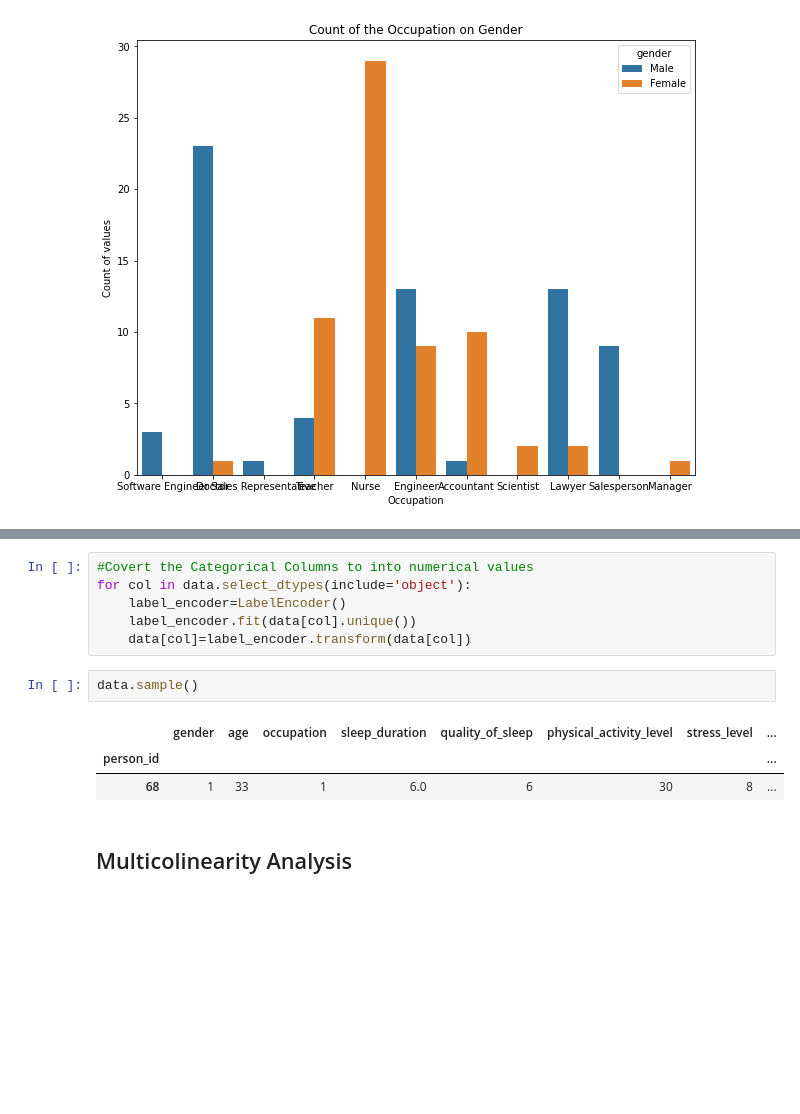
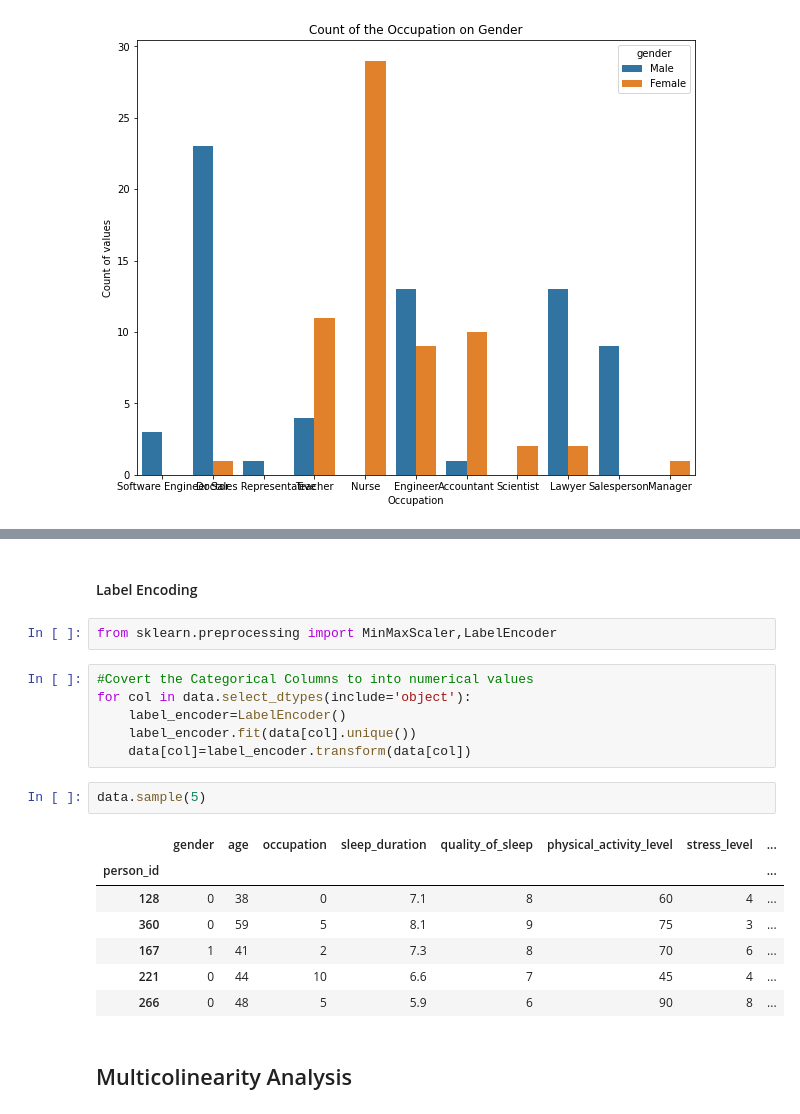
Before and after one commit to McOwino/Sleep_Health_Analysis, a Jupyter notebook: Sleep Health.ipynb, the cells around one changed output, grey strips where cells are left out. Drawn from its saved outputs; the diff is of its cells as text; blank space fills up the shorter version.

```diff
--- a/Sleep Health.ipynb
+++ b/Sleep Health.ipynb
@@ -547,15 +543,23 @@ from sklearn.preprocessing import MinMaxScaler,LabelEncoder
-# %%
-#Covert the Categorical Columns to into numerical values
-for col in data.select_dtypes(include='object'):
-    label_encoder=LabelEncoder()
-    label_encoder.fit(data[col].unique())
-    data[col]=label_encoder.transform(data[col])
-# %%
-data.sample()
-# %% [output]
-|  | gender | age | occupation | sleep_duration | quality_of_sleep | physical_activity_level | stress_level | ... |
-| person_id |  |  |  |  |  |  |  | ... |
-| 68 | 1 | 33 | 1 | 6.0 | 6 | 30 | 8 | ... |
+# %% [markdown]
+#### Label Encoding
+# %%
+from sklearn.preprocessing import MinMaxScaler,LabelEncoder
+# %%
+#Covert the Categorical Columns to into numerical values
+for col in data.select_dtypes(include='object'):
+    label_encoder=LabelEncoder()
+    label_encoder.fit(data[col].unique())
+    data[col]=label_encoder.transform(data[col])
+# %%
+data.sample(5)
+# %% [output]
+|  | gender | age | occupation | sleep_duration | quality_of_sleep | physical_activity_level | stress_level | ... |
+| person_id |  |  |  |  |  |  |  | ... |
+| 128 | 0 | 38 | 0 | 7.1 | 8 | 60 | 4 | ... |
+| 360 | 0 | 59 | 5 | 8.1 | 9 | 75 | 3 | ... |
+| 167 | 1 | 41 | 2 | 7.3 | 8 | 70 | 6 | ... |
+| 221 | 0 | 44 | 10 | 6.6 | 7 | 45 | 4 | ... |
+| 266 | 0 | 48 | 5 | 5.9 | 6 | 90 | 8 | ... |
 # %% [markdown]
 ## Multicolinearity Analysis
 # %%
```
Also changed, not shown: parts of 43 cells of this notebook.
